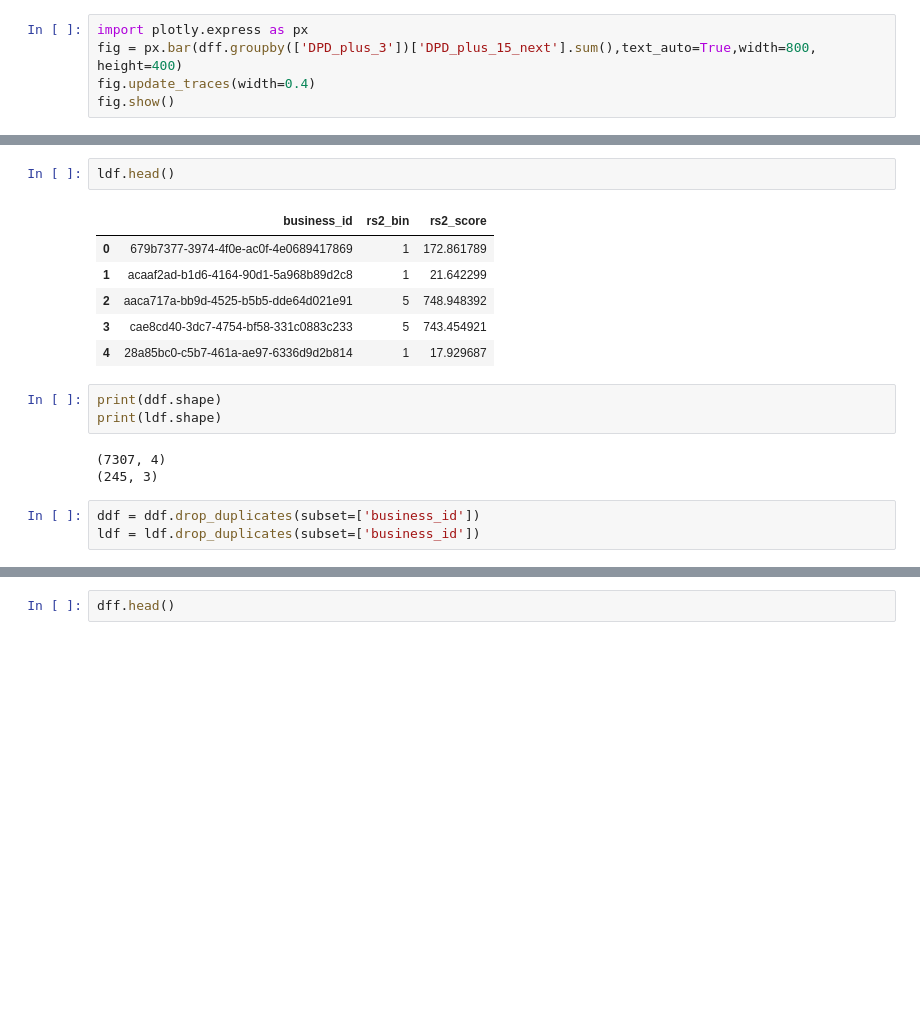
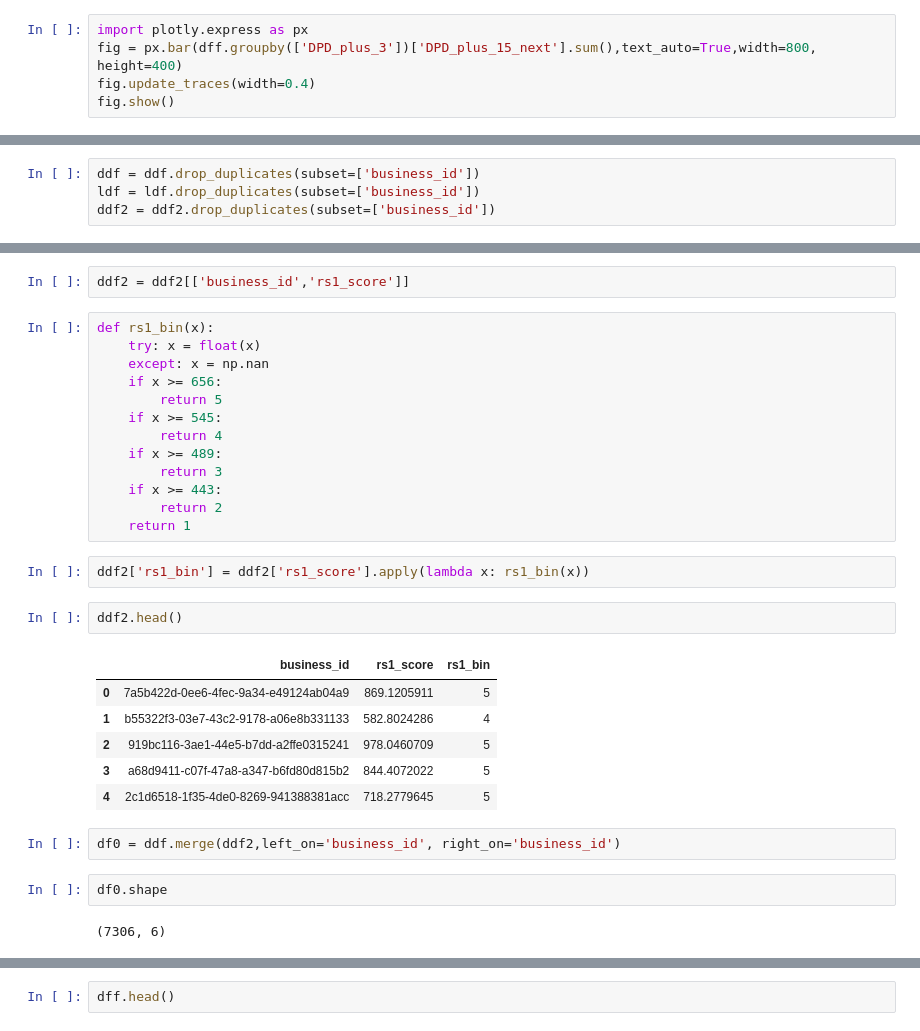
Before and after one commit to shashank-novo/re_decisioning, a Jupyter notebook: Notebooks/Final_dataset_creation.ipynb, the cells around one changed output, grey strips where cells are left out. Cells and saved outputs as stored; diff of their text form; blank space fills up the shorter version.

```diff
--- a/Notebooks/Final_dataset_creation.ipynb
+++ b/Notebooks/Final_dataset_creation.ipynb
@@ -895,0 +892,4 @@ where business_id in {}
+# %%
+ddf = ddf.drop_duplicates(subset=['business_id'])
+ldf = ldf.drop_duplicates(subset=['business_id'])
+ddf2 = ddf2.drop_duplicates(subset=['business_id'])
@@ -905,18 +907,32 @@ ddf.head()
+# %%
+ddf2 = ddf2[['business_id','rs1_score']]
+# %%
+def rs1_bin(x):
+    try: x = float(x)
+    except: x = np.nan
+    if x >= 656:
+        return 5
+    if x >= 545:
+        return 4
+    if x >= 489:
+        return 3
+    if x >= 443:
+        return 2
+    return 1
+# %%
+ddf2['rs1_bin'] = ddf2['rs1_score'].apply(lambda x: rs1_bin(x))
 # %%
-ldf.head()
+ddf2.head()
 # %% [output]
-|  | business_id | rs2_bin | rs2_score |
-| 0 | 679b7377-3974-4f0e-ac0f-4e0689417869 | 1 | 172.861789 |
-| 1 | acaaf2ad-b1d6-4164-90d1-5a968b89d2c8 | 1 | 21.642299 |
-| 2 | aaca717a-bb9d-4525-b5b5-dde64d021e91 | 5 | 748.948392 |
-| 3 | cae8cd40-3dc7-4754-bf58-331c0883c233 | 5 | 743.454921 |
-| 4 | 28a85bc0-c5b7-461a-ae97-6336d9d2b814 | 1 | 17.929687 |
+|  | business_id | rs1_score | rs1_bin |
+| 0 | 7a5b422d-0ee6-4fec-9a34-e49124ab04a9 | 869.1205911 | 5 |
+| 1 | b55322f3-03e7-43c2-9178-a06e8b331133 | 582.8024286 | 4 |
+| 2 | 919bc116-3ae1-44e5-b7dd-a2ffe0315241 | 978.0460709 | 5 |
+| 3 | a68d9411-c07f-47a8-a347-b6fd80d815b2 | 844.4072022 | 5 |
+| 4 | 2c1d6518-1f35-4de0-8269-941388381acc | 718.2779645 | 5 |
-# %%
-print(ddf.shape)
-print(ldf.shape)
-# %% [output]
-(7307, 4)
-(245, 3)
-# %%
-ddf = ddf.drop_duplicates(subset=['business_id'])
-ldf = ldf.drop_duplicates(subset=['business_id'])
+# %%
+df0 = ddf.merge(ddf2,left_on='business_id', right_on='business_id')
+# %%
+df0.shape
+# %% [output]
+(7306, 6)
```
Also changed, not shown: parts of 37 cells of this notebook, 20 other files.
